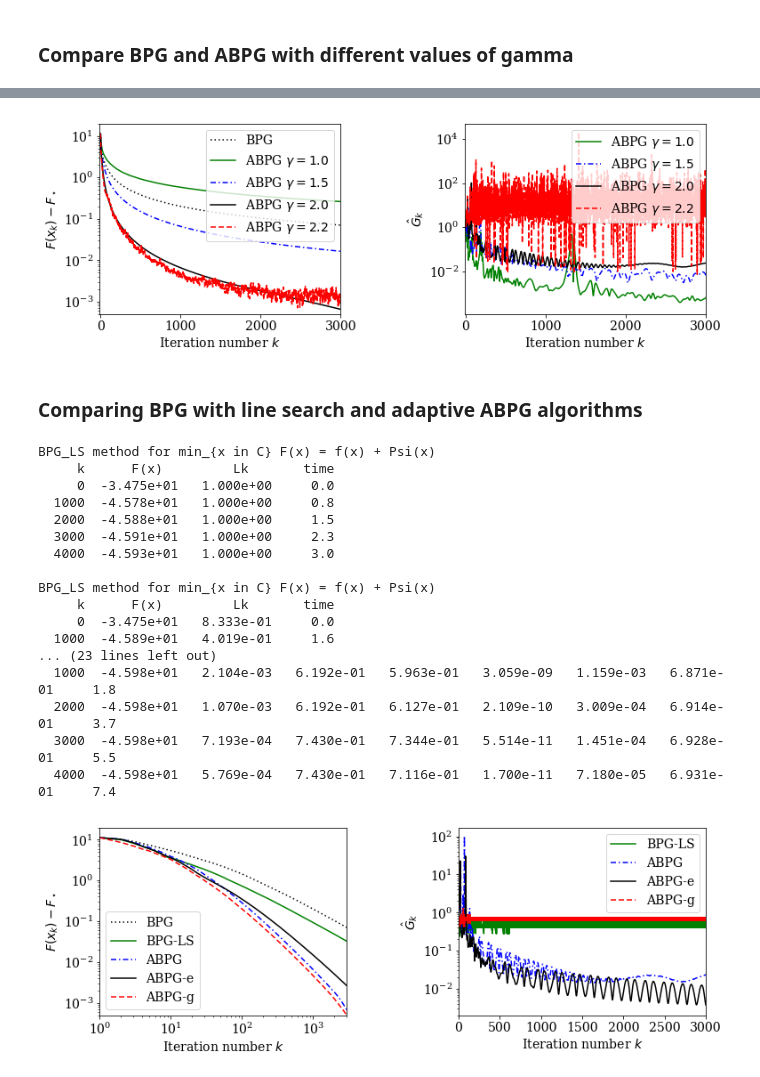
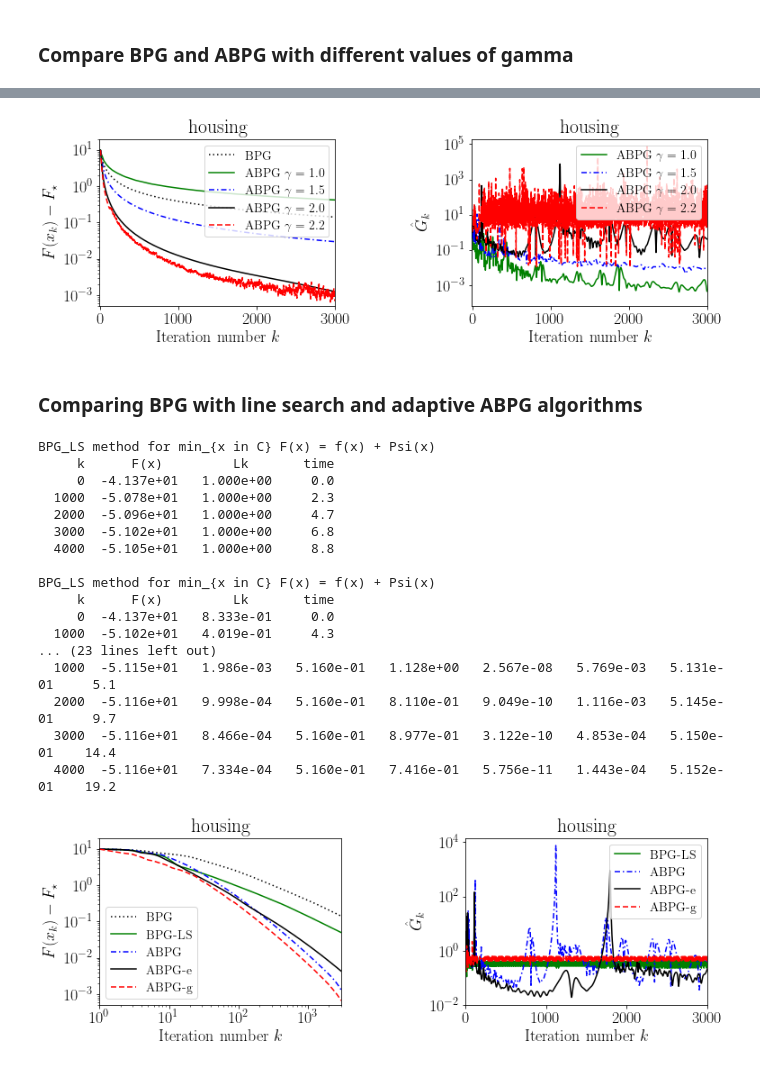
Before and after one commit to microsoft/accbpg, a Jupyter notebook: ipynb/ex_Dopt_LIBSVM.ipynb, the cells around one changed output, grey strips where cells are left out. Drawn from its saved outputs; the diff is of its cells as text; code cells hidden in the pictures.

```diff
--- a/ipynb/ex_Dopt_LIBSVM.ipynb
+++ b/ipynb/ex_Dopt_LIBSVM.ipynb
@@ -18,24 +17,20 @@ C:\github\accbpg
 import numpy as np
 import matplotlib
 import matplotlib.pyplot as plt
-matplotlib.rcParams.update({'font.size': 14, 'font.family': 'serif'})
-#matplotlib.rcParams.update({'text.usetex': True})
+matplotlib.rcParams.update({'font.size': 18, 'legend.fontsize':14, 'font.family': 'serif'})
+# matplotlib.rcParams.update({'text.usetex': True})
 # %% [markdown]
 ### Compare BPG and ABPG with different values of gamma
 # %%
-# import accbpg
-import imp
-imp.reload(accbpg.applications)
-imp.reload(accbpg)
-
+import accbpg
 
 # Generate a D-optimal design problem from LIBSVM regression dataset
 
 #filename = "data\\abalone.txt"
 #filename = "data\\abalone_scale.txt"
-filename = "data\\bodyfat.txt"
+#filename = "data\\bodyfat.txt"
 #filename = "data\\bodyfat_scale.txt"
-#filename = "data\\housing.txt"
+filename = "data\\housing.txt"
 #filename = "data\\housing_scale.txt"
 #filename = "data\\mpg.txt"
 #filename = "data\\mpg_scale.txt"
@@ -69,6 +64,6 @@ ABPG method for minimize_{x in C} F(x) = f(x) + Psi(x)
 # %%
 # Plot the objective gap and estimated gains for triangle scaling
-plt.subplots(1, 2, figsize=(11, 4))
+fig, _ = plt.subplots(1, 2, figsize=(11, 4))
 
 labels = [r"BPG", r"ABPG $\gamma=1.0$", r"ABPG $\gamma=1.5$", r"ABPG $\gamma=2.0$", r"ABPG $\gamma=2.2$"]
 styles = ['k:', 'g-', 'b-.', 'k-', 'r--']
@@ -79,17 +74,24 @@ y_vals = [F00, F10, F15, F20, F22]
 accbpg.plot_comparisons(ax1, y_vals, labels, x_vals=[], plotdiff=True, yscale="log", xlim=[-10, 3000], ylim=[5e-4, 20],
                         xlabel=r"Iteration number $k$", ylabel=r"$F(x_k)-F_\star$", legendloc="upper right",
                         linestyles=styles, linedash=dashes)
+plt.title('housing')
 
 ax2 = plt.subplot(1, 2, 2)
 y_vals = [G10, G15, G20, G22]
 accbpg.plot_comparisons(ax2, y_vals, labels[1:], x_vals=[], plotdiff=False, yscale="log", xlim=[-10, 3000], ylim=[],
                         xlabel=r"Iteration number $k$", ylabel=r'$\hat{G}_k$', legendloc="upper right",
                         linestyles=styles[1:], linedash=dashes[1:])
+plt.title('housing')
 
 plt.tight_layout(w_pad=4)
 plt.show()
+# pad = 0.05
+# extent = ax1.get_tightbbox(fig.canvas.renderer).expanded(1+pad, 1+pad).transformed(fig.dpi_scale_trans.inverted())
+# fig.savefig('./figures/housing_gamma.pdf', format='pdf', bbox_inches=extent)
+# extent = ax2.get_tightbbox(fig.canvas.renderer).expanded(1+pad, 1+pad).transformed(fig.dpi_scale_trans.inverted())
+# fig.savefig('./figures/housing_gamma_gain.pdf', format='pdf', bbox_inches=extent)
 # %% [output]
-[figure, old version]
+[figure, new version]
 # %% [markdown]
 ### Comparing BPG with line search and adaptive ABPG algorithms
 # %%
@@ -102,42 +104,49 @@ x2g, F2g, G2g, Gdiv2g, Gavg2g, T2g = accbpg.ABPG_gain(f, h, L, x0, gamma=2, maxi
 # %% [output]
 BPG_LS method for min_{x in C} F(x) = f(x) + Psi(x)
      k      F(x)         Lk       time
-     0  -3.475e+01   1.000e+00     0.0
-  1000  -4.578e+01   1.000e+00     0.8
-  2000  -4.588e+01   1.000e+00     1.5
-  3000  -4.591e+01   1.000e+00     2.3
-  4000  -4.593e+01   1.000e+00     3.0
+     0  -4.137e+01   1.000e+00     0.0
+  1000  -5.078e+01   1.000e+00     2.3
+  2000  -5.096e+01   1.000e+00     4.7
+  3000  -5.102e+01   1.000e+00     6.8
+  4000  -5.105e+01   1.000e+00     8.8
 
 BPG_LS method for min_{x in C} F(x) = f(x) + Psi(x)
      k      F(x)         Lk       time
-     0  -3.475e+01   8.333e-01     0.0
-  1000  -4.589e+01   4.019e-01     1.6
+     0  -4.137e+01   8.333e-01     0.0
+  1000  -5.102e+01   4.019e-01     4.3
 ... (23 lines left out)
-  1000  -4.598e+01   2.104e-03   6.192e-01   5.963e-01   3.059e-09   1.159e-03   6.871e-01     1.8
-  2000  -4.598e+01   1.070e-03   6.192e-01   6.127e-01   2.109e-10   3.009e-04   6.914e-01     3.7
-  3000  -4.598e+01   7.193e-04   7.430e-01   7.344e-01   5.514e-11   1.451e-04   6.928e-01     5.5
-  4000  -4.598e+01   5.769e-04   7.430e-01   7.116e-01   1.700e-11   7.180e-05   6.931e-01     7.4
+  1000  -5.115e+01   1.986e-03   5.160e-01   1.128e+00   2.567e-08   5.769e-03   5.131e-01     5.1
+  2000  -5.116e+01   9.998e-04   5.160e-01   8.110e-01   9.049e-10   1.116e-03   5.145e-01     9.7
+  3000  -5.116e+01   8.466e-04   5.160e-01   8.977e-01   3.122e-10   4.853e-04   5.150e-01    14.4
+  4000  -5.116e+01   7.334e-04   5.160e-01   7.416e-01   5.756e-11   1.443e-04   5.152e-01    19.2
 # %%
 # Plot the objective gap and estimated gains for triangle scaling
-plt.subplots(1, 2, figsize=(11, 4))
+fig, _ = plt.subplots(1, 2, figsize=(11, 4))
 
 labels = [r"BPG", r"BPG-LS", r"ABPG", r"ABPG-e", r"ABPG-g"]
 styles = ['k:', 'g-', 'b-.', 'k-', 'r--']
 dashes = [[1,2], [], [4,2,1,2], [], [4,2]]
 
 ax1 = plt.subplot(1, 2, 1)
 y_vals = [F00, FLS, F20, F2e, F2g]
 accbpg.plot_comparisons(ax1, y_vals, labels, x_vals=[], plotdiff=True, yscale="log", xscale="log", xlim=[1, 3000], ylim=[5e-4, 20],
                         xlabel=r"Iteration number $k$", ylabel=r"$F(x_k)-F_\star$", legendloc="lower left",
                         linestyles=styles, linedash=dashes)
+plt.title('housing')
 
 ax2 = plt.subplot(1, 2, 2)
 y_vals = [GLS, G20, G2e, G2g]
 accbpg.plot_comparisons(ax2, y_vals, labels[1:], x_vals=[], plotdiff=False, yscale="log", xlim=[0, 3000], ylim=[],
                         xlabel=r"Iteration number $k$", ylabel=r'$\hat{G}_k$', legendloc="upper right",
                         linestyles=styles[1:], linedash=dashes[1:])
+plt.title('housing')
 
 plt.tight_layout(w_pad=4)
 plt.show()
+# pad = 0.05
+# extent = ax1.get_tightbbox(fig.canvas.renderer).expanded(1+pad, 1+pad).transformed(fig.dpi_scale_trans.inverted())
+# fig.savefig('./figures/housing_adapt_loglog.pdf', format='pdf', bbox_inches=extent)
+# extent = ax2.get_tightbbox(fig.canvas.renderer).expanded(1+pad, 1+pad).transformed(fig.dpi_scale_trans.inverted())
+# fig.savefig('./figures/housing_adapt_gain.pdf', format='pdf', bbox_inches=extent)
 # %% [output]
-[figure, old version]
+[figure, new version]
```
Also changed, not shown: parts of 2 cells of this notebook, 4 other files.
